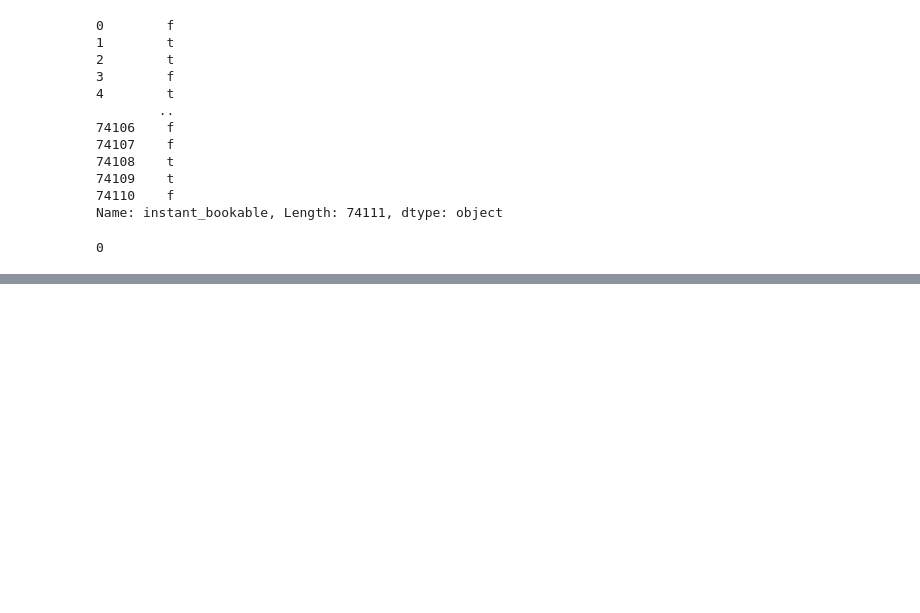
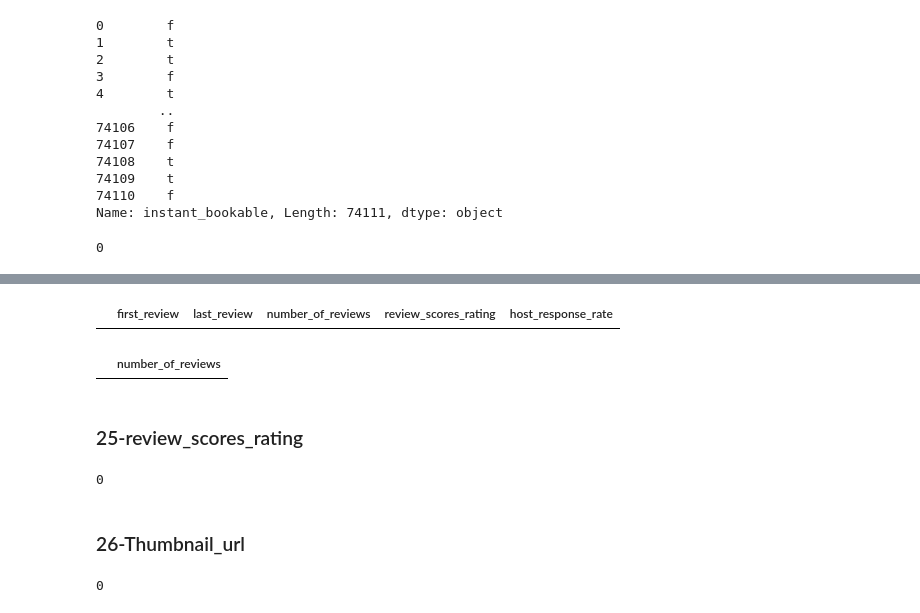
Before and after one commit to semasar/Final-Proje_Airbnb, a Jupyter notebook: data_preproccesing.ipynb, the cells around one changed output, grey strips where cells are left out. Saved outputs shown, nothing was run; the diff lists cells and outputs as text; code cells hidden in the pictures; blank space fills up the shorter version.

```diff
--- a/data_preproccesing.ipynb
+++ b/data_preproccesing.ipynb
@@ -522,0 +536,14 @@ df.loc[df.instant_bookable == 'f', 'instant_bookable'] = 0
+# %%
+# Select rows where number_of_reviews is 0, host_response_rate is null, and review_scores_rating is null
+# and extract specific columns: first_review, last_review, number_of_reviews, review_scores_rating, host_response_rate
+df.loc[(df['number_of_reviews'] == 0)  , ['first_review','last_review','number_of_reviews','review_scores_rating','host_response_rate']]
+# %% [output]
+|  | first_review | last_review | number_of_reviews | review_scores_rating | host_response_rate |
+# %%
+# there are non missing value but 15819 zero value. Lets check if this is the case by comparing other related columns
+case  = (df['number_of_reviews'] == 0) & (df['host_response_rate'].isnull()) & (df['review_scores_rating'].isnull())
+df.loc[case , ['number_of_reviews']]
+
+# 8416 rows are 0, therefore its wise to let them stay 0. But we will fill other rows with calculations
+# %% [output]
+|  | number_of_reviews |
@@ -522,0 +554,17 @@ df.loc[df.instant_bookable == 'f', 'instant_bookable'] = 0
+# %% [markdown]
+### 25-review_scores_rating
+# %%
+df['review_scores_rating'] = df['review_scores_rating'].fillna(df['review_scores_rating'].mean())
+
+df['review_scores_rating'].isnull().sum()
+# %% [output]
+0
+# %% [markdown]
+### 26-Thumbnail_url
+# %%
+# this column has nothing interesting and inclde the photos of room. We are going to
+# take this column account if there is photo of not. So ether 0 or 1.
+df['thumbnail_url'] = df['thumbnail_url'].fillna(0).apply(lambda x: 1 if x else 0)
+df['thumbnail_url'].isnull().sum()
+# %% [output]
+0
```
Also changed, not shown: parts of 20 cells of this notebook.
